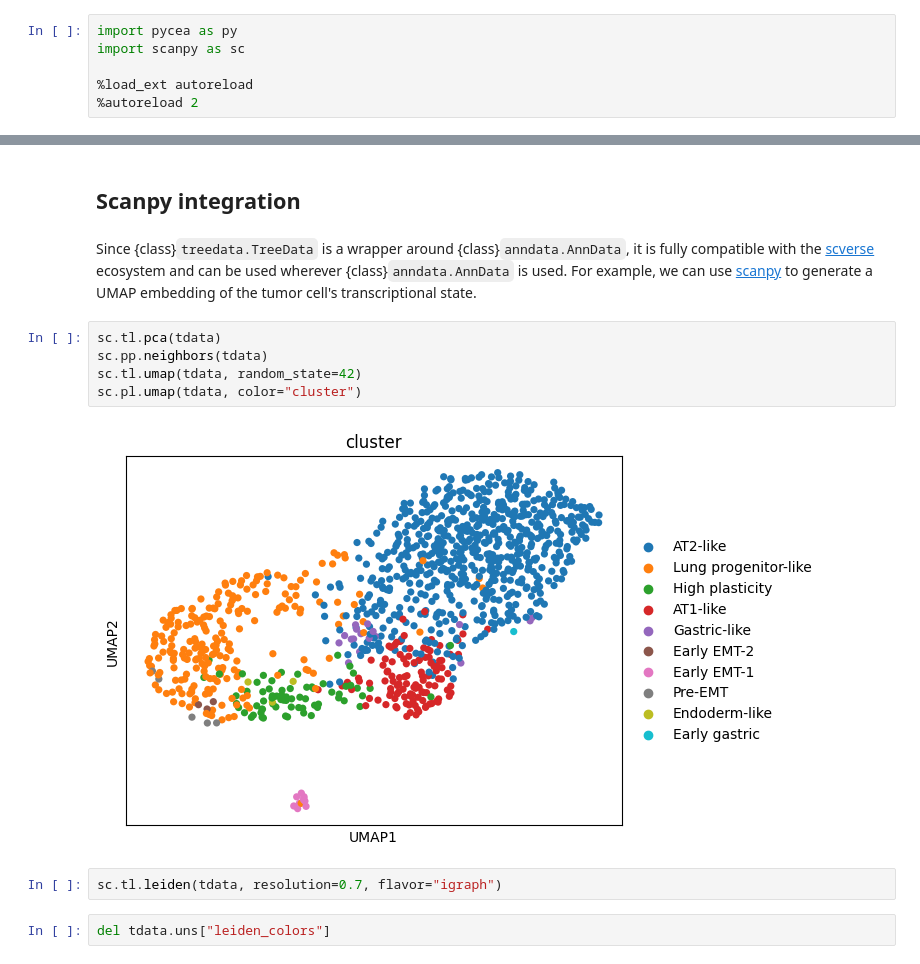
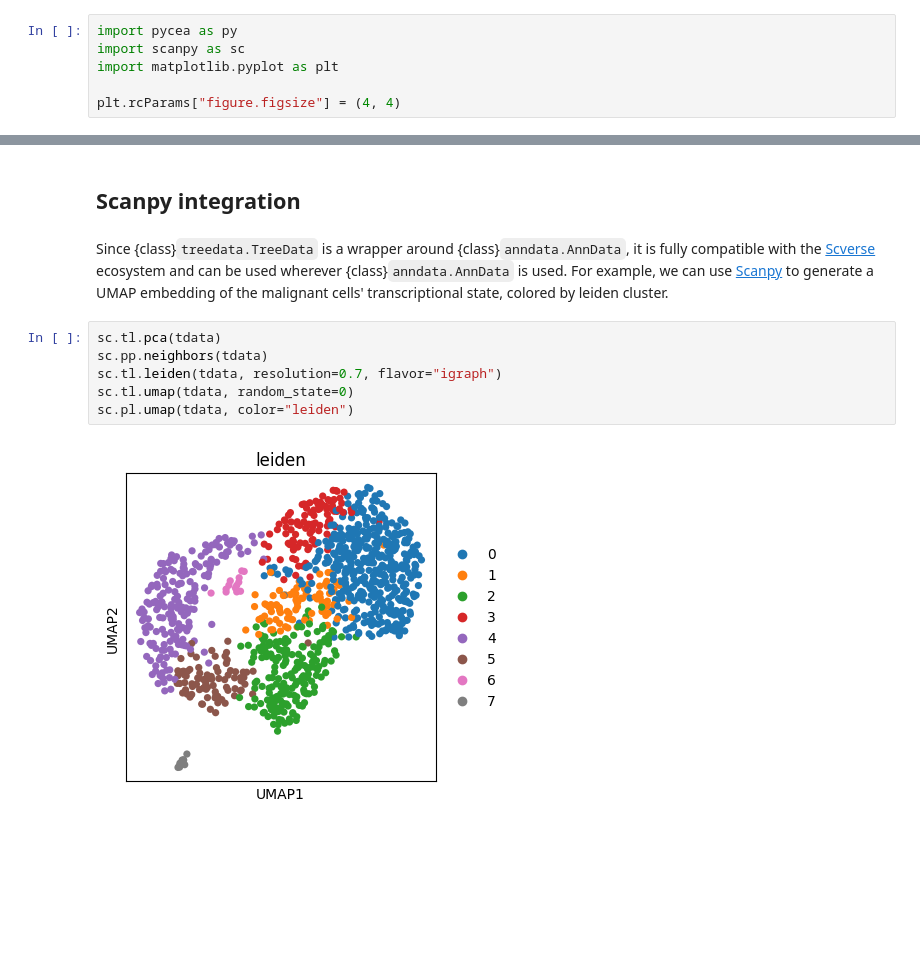
Before and after one commit to YosefLab/pycea, a Jupyter notebook: docs/notebooks/getting-started.ipynb, the cells around one changed output, grey strips where cells are left out. Cells and saved outputs as stored; diff of their text form; blank space fills up the shorter version.

```diff
--- a/docs/notebooks/getting-started.ipynb
+++ b/docs/notebooks/getting-started.ipynb
@@ -3,6 +5,6 @@
 # %%
 import pycea as py
 import scanpy as sc
+import matplotlib.pyplot as plt
 
-%load_ext autoreload
-%autoreload 2
+plt.rcParams["figure.figsize"] = (4, 4)
@@ -71,15 +72,12 @@ py.pl.tree(tdata, keys="characters", polar=True, extend_branches=True, palette=i
 # %% [markdown]
 ## Scanpy integration
 # %% [markdown]
-Since {class}`treedata.TreeData` is a wrapper around {class}`anndata.AnnData`, it is fully compatible with the [scverse](https://scverse.org/) ecosystem and can be used wherever {class}`anndata.AnnData` is used. For example, we can use [scanpy](https://scanpy.readthedocs.io/en/stable/) to generate a UMAP embedding of the tumor cell's transcriptional state.
+Since {class}`treedata.TreeData` is a wrapper around {class}`anndata.AnnData`, it is fully compatible with the [Scverse](https://scverse.org/) ecosystem and can be used wherever {class}`anndata.AnnData` is used. For example, we can use [Scanpy](https://scanpy.readthedocs.io/en/stable/) to generate a UMAP embedding of the malignant cells' transcriptional state, colored by leiden cluster.
 # %%
 sc.tl.pca(tdata)
 sc.pp.neighbors(tdata)
-sc.tl.umap(tdata, random_state=42)
-sc.pl.umap(tdata, color="cluster")
+sc.tl.leiden(tdata, resolution=0.7, flavor="igraph")
+sc.tl.umap(tdata, random_state=0)
+sc.pl.umap(tdata, color="leiden")
 # %% [output]
-[figure, old version]
+[figure, new version]
-# %%
-sc.tl.leiden(tdata, resolution=0.7, flavor="igraph")
-# %%
-del tdata.uns["leiden_colors"]
```
Also changed, not shown: parts of 24 cells of this notebook, 10 other files.
